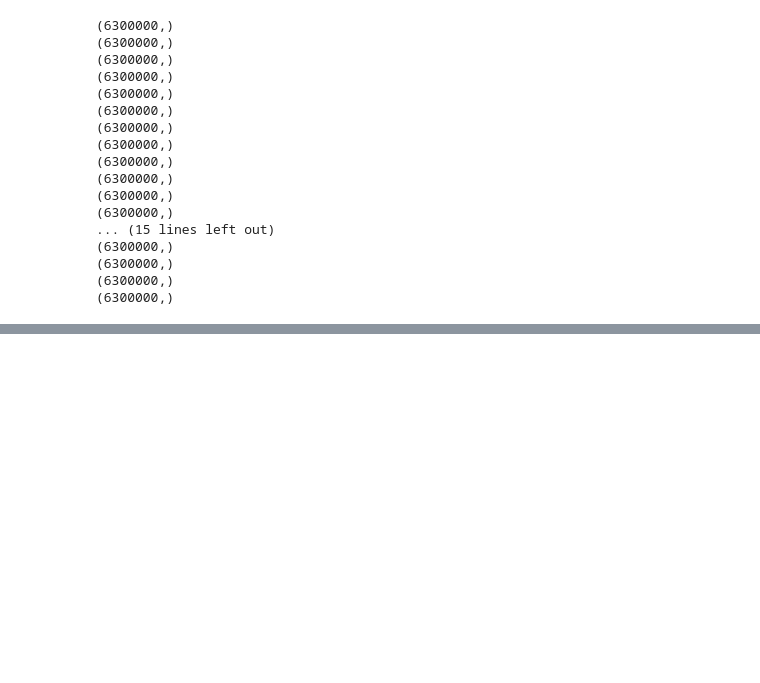
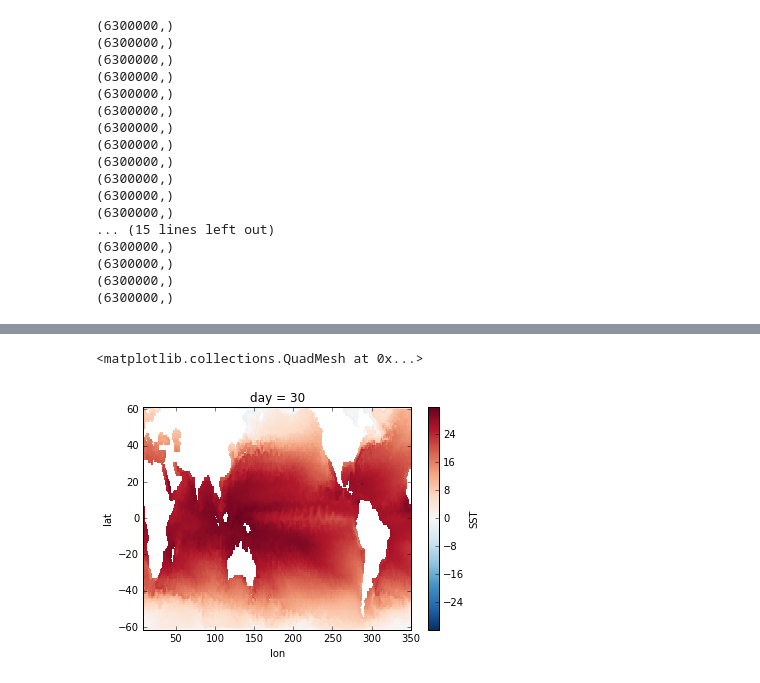
Before and after one commit to roxyboy/pop_gradient, a Jupyter notebook: Try_KDTree.ipynb, the cells around one changed output, grey strips where cells are left out. Drawn from its saved outputs; the diff is of its cells as text; code cells hidden in the pictures; blank space fills up the shorter version.

```diff
--- a/Try_KDTree.ipynb
+++ b/Try_KDTree.ipynb
@@ -506,0 +471,5 @@ SST_gridded = pop_orthogonalgrid(ds, lat_interp, lon_interp, yy_new, xx_new, mas
+# %%
+SST_gridded.SST[30].plot()
+# %% [output]
+<matplotlib.collections.QuadMesh at 0x...>
+[figure, added]
```
Also changed, not shown: parts of 3 cells of this notebook.
